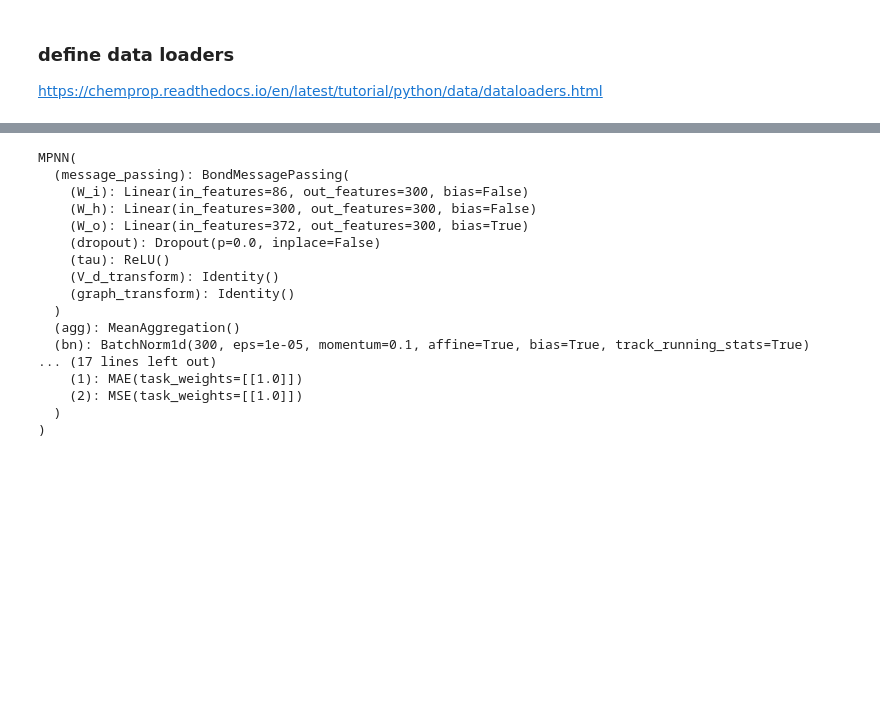
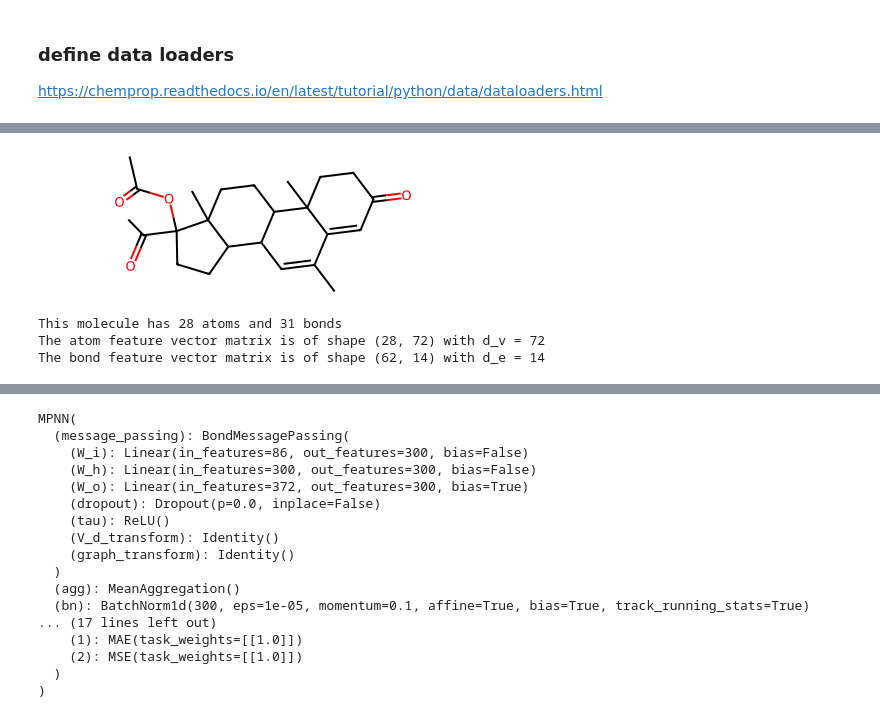
Before and after one commit to statisticalmechanics/mls, a Jupyter notebook: notebooks/chemprop.ipynb, the cells around one changed output, grey strips where cells are left out. Drawn from its saved outputs; the diff is of its cells as text; code cells hidden in the pictures; blank space fills up the shorter version.

```diff
--- a/notebooks/chemprop.ipynb
+++ b/notebooks/chemprop.ipynb
@@ -289,0 +312,12 @@ test_loader = data.build_dataloader(test_dset, num_workers=num_workers, shuffle=
+# %%
+display(train_data[0][0].mol)
+print('This molecule has', train_data[0][0].mol.GetNumAtoms(), 'atoms and', train_data[0][0].mol.GetNumBonds(), 'bonds')
+
+print('The atom feature vector matrix is of shape', train_dset[0].mg.V.shape, 'with d_v = 72')
+
+print('The bond feature vector matrix is of shape', train_dset[0].mg.E.shape, 'with d_e = 14')
+# %% [output]
+[figure, added]
+This molecule has 28 atoms and 31 bonds
+The atom feature vector matrix is of shape (28, 72) with d_v = 72
+The bond feature vector matrix is of shape (62, 14) with d_e = 14
```
Also changed, not shown: parts of 23 cells of this notebook.
